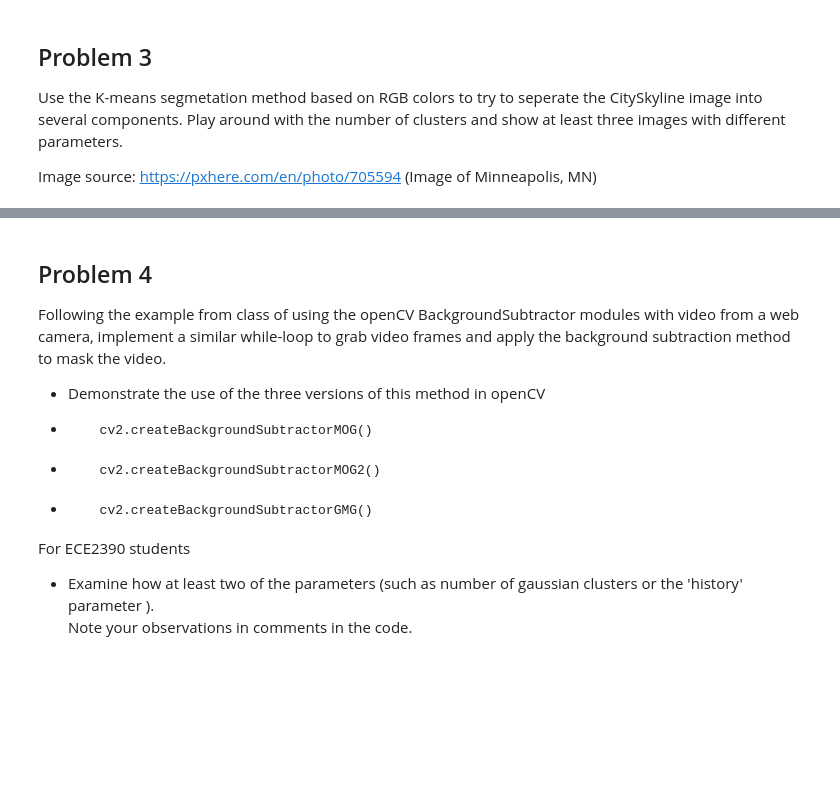
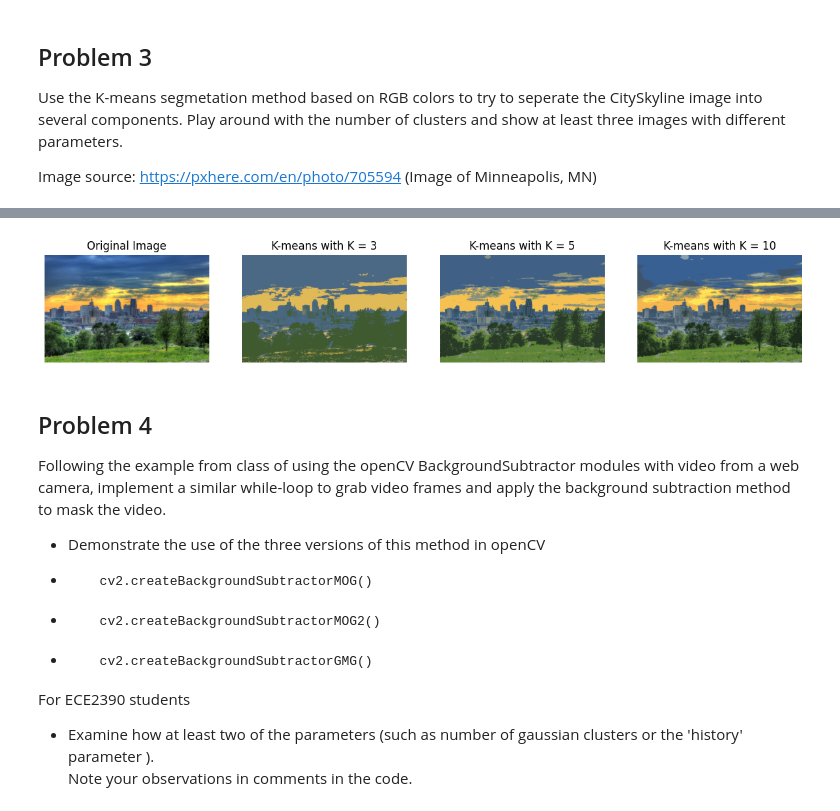
Before and after one commit to ZachH42/Homework4, a Jupyter notebook: Homework4.ipynb, the cells around one changed output, grey strips where cells are left out. Saved outputs shown, nothing was run; the diff lists cells and outputs as text; code cells hidden in the pictures; blank space fills up the shorter version.

```diff
--- a/Homework4.ipynb
+++ b/Homework4.ipynb
@@ -61,3 +91,69 @@ plt.imshow(img)
+# %%
+import cv2
+import os
+import matplotlib.pyplot as plt
+import numpy as np
+
+img = cv2.imread(os.path.relpath('data/CitySkyline.jpg'))
+img = cv2.cvtColor(img,cv2.COLOR_BGR2RGB)
+
+
+
+# Reshape the image to a 2D array of pixels
+img_vector = img.reshape((-1, 3))
+
+# Convert to float32 for k-means
+img_vector = np.float32(img_vector)
+
+# K = 3 implementation
+K = 3
+criteria = (cv2.TERM_CRITERIA_EPS + cv2.TERM_CRITERIA_MAX_ITER, 100, 0.2)
+compactness, label, center = cv2.kmeans(img_vector, K, None, criteria, 10, cv2.KMEANS_RANDOM_CENTERS)
+center = np.uint8(center)
+segmented_image_k3 = center[label.flatten()].reshape(img.shape)
+
+# K-means with K = 5
+K = 5
+compactness, label, center = cv2.kmeans(img_vector, K, None, criteria, 10, cv2.KMEANS_RANDOM_CENTERS)
+center = np.uint8(center)
+segmented_image_k5 = center[label.flatten()].reshape(img.shape)
+
+# K-means with K = 10
+K = 10
+compactness, label, center = cv2.kmeans(img_vector, K, None, criteria, 10, cv2.KMEANS_RANDOM_CENTERS)
+center = np.uint8(center)
+segmented_image_k10 = center[label.flatten()].reshape(img.shape)
+
+# creating plot to display all images
+plt.figure(figsize=(15, 5))
+
+# Original Image
+plt.subplot(141)
+plt.imshow(img)
+plt.title('Original Image')
+plt.axis('off')
+
+# K = 3
+plt.subplot(142)
+plt.imshow(segmented_image_k3)
+plt.title('K-means with K = 3')
+plt.axis('off')
+
+# K = 5
+plt.subplot(143)
+plt.imshow(segmented_image_k5)
+plt.title('K-means with K = 5')
+plt.axis('off')
+
+# K = 10
+plt.subplot(144)
+plt.imshow(segmented_image_k10)
+plt.title('K-means with K = 10')
+plt.axis('off')
+
+plt.show()
+# %% [output]
+[figure, added]
 # %% [markdown]
 ## Problem 4
 Following the example from class of using the openCV BackgroundSubtractor modules with video
```
Also changed, not shown: parts of 5 cells of this notebook.
